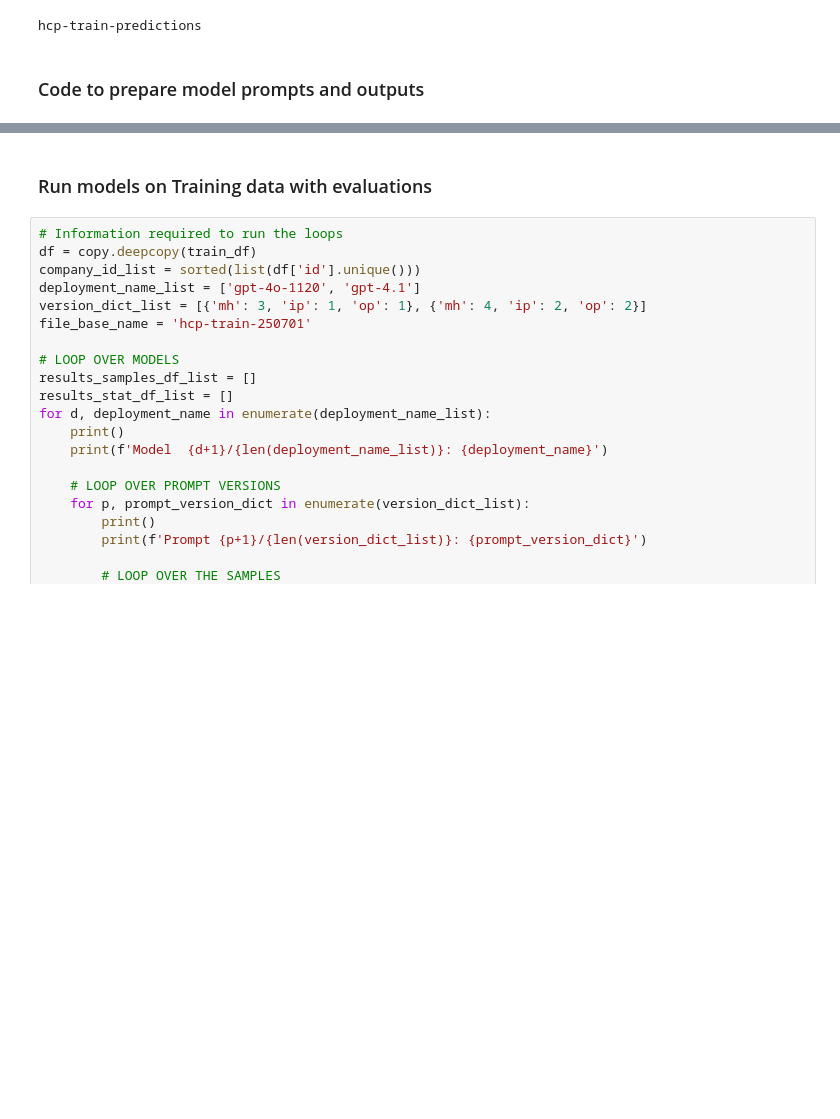
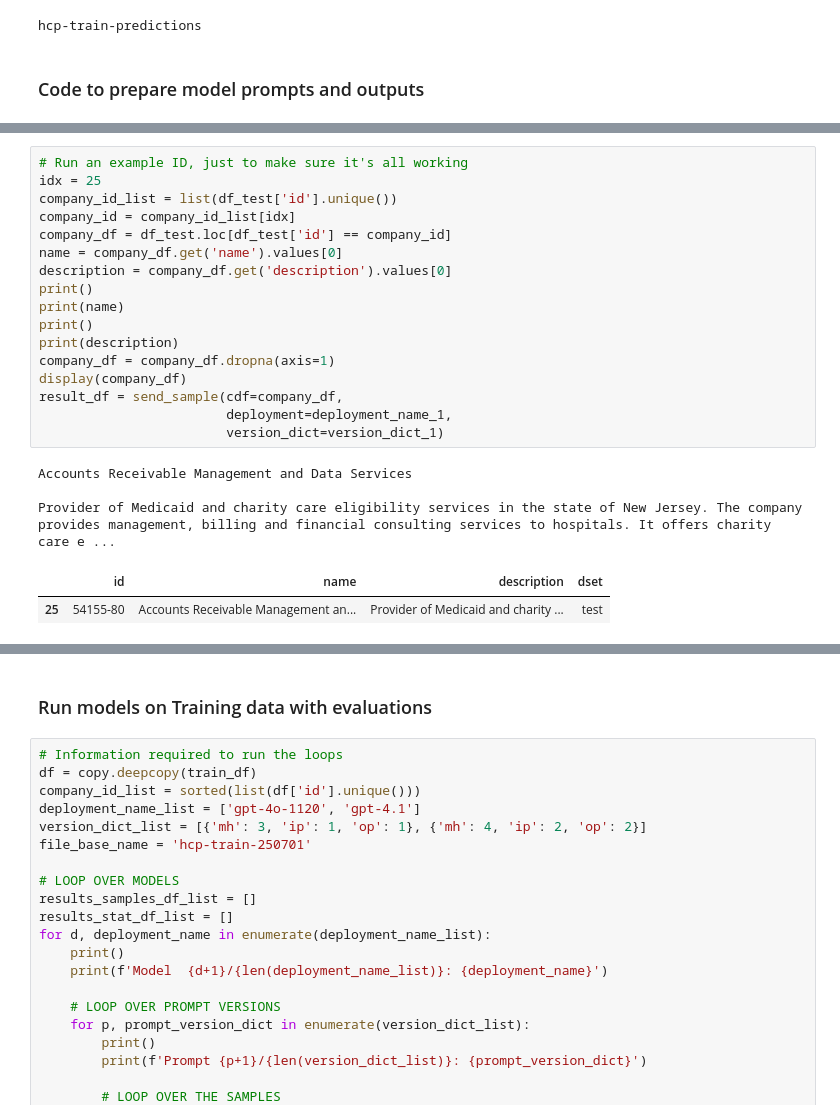
Before and after one commit to awerdich/llmt, a Jupyter notebook: notebooks/openai/train_predictions_250701.ipynb, the cells around one changed output, grey strips where cells are left out. Drawn from its saved outputs; the diff is of its cells as text; blank space fills up the shorter version.

```diff
--- a/notebooks/openai/train_predictions_250701.ipynb
+++ b/notebooks/openai/train_predictions_250701.ipynb
@@ -232,0 +255,23 @@ Provider of a comprehensive treatment facility in Columbus, Ohio. The company of
+# %%
+# Run an example ID, just to make sure it's all working
+idx = 25
+company_id_list = list(df_test['id'].unique())
+company_id = company_id_list[idx]
+company_df = df_test.loc[df_test['id'] == company_id]
+name = company_df.get('name').values[0]
+description = company_df.get('description').values[0]
+print()
+print(name)
+print()
+print(description)
+company_df = company_df.dropna(axis=1)
+display(company_df)
+result_df = send_sample(cdf=company_df,
+                        deployment=deployment_name_1,
+                        version_dict=version_dict_1)
+# %% [output]
+Accounts Receivable Management and Data Services
+
+Provider of Medicaid and charity care eligibility services in the state of New Jersey. The company provides management, billing and financial consulting services to hospitals. It offers charity care e ...
+|  | id | name | description | dset |
+| 25 | 54155-80 | Accounts Receivable Management an... | Provider of Medicaid and charity ... | test |
```
Also changed, not shown: parts of 10 cells of this notebook, 1 other file.
